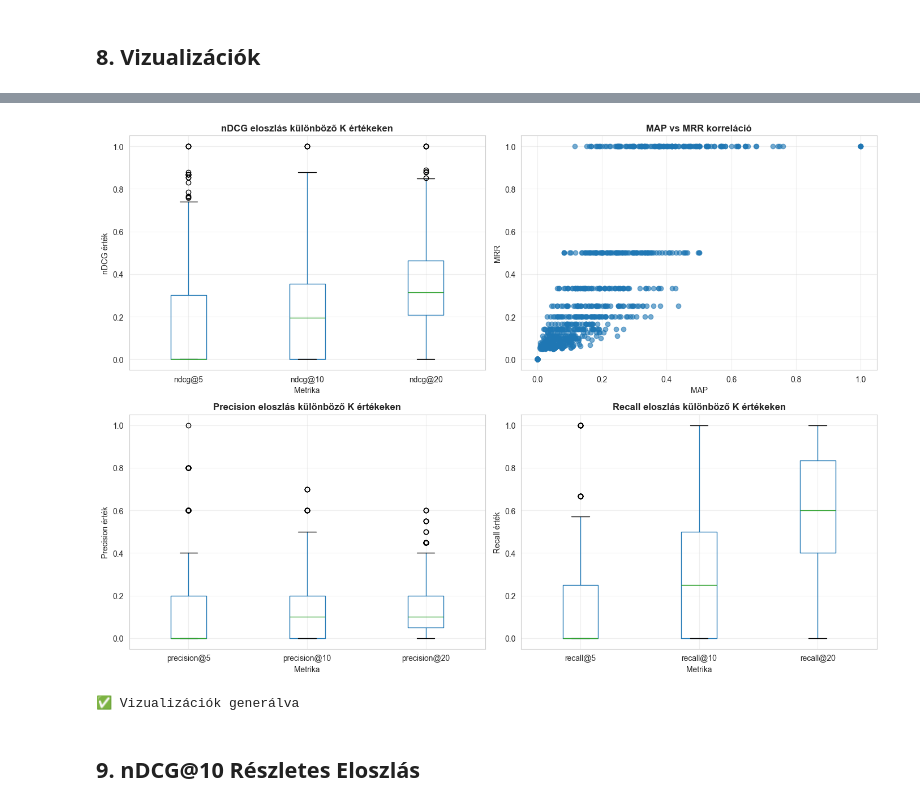
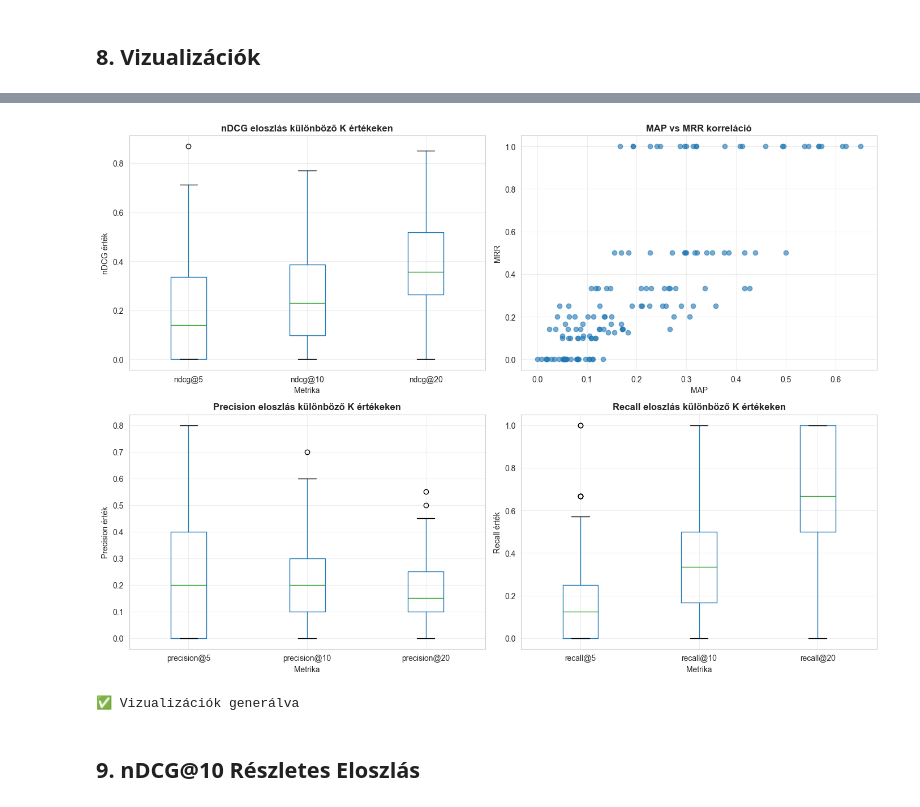
Before and after one commit to ZeleMate/CourtRankRL, a Jupyter notebook: notebooks/baseline_evaluation.ipynb, the cells around one changed output, grey strips where cells are left out. Cells and saved outputs as stored; diff of their text form; code cells hidden in the pictures.

Commit message:
baseline modell kiértékelésének javítása

```diff
--- a/notebooks/baseline_evaluation.ipynb
+++ b/notebooks/baseline_evaluation.ipynb
@@ -189,10 +189,15 @@ def generate_baseline_results(
     print("\n✅ Baseline eredmények generálva")
     return results
 
-# Generálás
+# Generálás - csak eval split query-kra (ha elérhető)
 if qrels:
-    queries = list(qrels.keys())
-    print(f"\n🔍 {len(queries)} query feldolgozása...")
+    # Ha van eval split, csak azt használjuk
+    if 'eval_query_ids' in locals() and eval_query_ids:
+        queries = [q for q in qrels.keys() if q in eval_query_ids]
+        print(f"\n🔍 {len(queries)} query feldolgozása (eval split)...")
+    else:
+        queries = list(qrels.keys())
+        print(f"\n🔍 {len(queries)} query feldolgozása (teljes halmaz)...")
 
     baseline_results = generate_baseline_results(
         retriever=retriever,
@@ -264,13 +316,19 @@ def evaluate_results(
     qrels_ranx = Qrels(qrels_dict)
     run_ranx = Run(run_dict)
 
-    # Metrikák definiálása
-    metrics_to_compute = ["map", "mrr"]
+    # Metrikák definiálása - KIBŐVÍTETT KÉSZLET
+    metrics_to_compute = ["map"]  # Egyszer elég az MRR (k-független)
     for k in k_values:
-        metrics_to_compute.extend([f"ndcg@{k}", f"precision@{k}", f"recall@{k}"])
+        metrics_to_compute.extend([
+            f"ndcg@{k}",
+            f"mrr@{k}",  # MRR@k: első releváns találat pozíciója top-k-n belül
+            f"precision@{k}",
+            f"recall@{k}"
+        ])
 
     # Batch evaluation - aggregált metrikák (gyors!)
-    all_metrics = evaluate(qrels_ranx, run_ranx, metrics_to_compute)
+    # make_comparable=True: automatikusan szinkronizálja a query ID-kat (hozzaad üres eredményeket hiányzó query-khoz)
+    all_metrics = evaluate(qrels_ranx, run_ranx, metrics_to_compute, make_comparable=True)
 
     # Query-szintű metrikák számítása
     query_metrics = []
@@ -308,7 +366,7 @@ def evaluate_results(
 
 # Kiértékelés
 if baseline_results and qrels:
-    print("\n📊 Baseline kiértékelése (ranx - TREC-validated)...")
+    print("\n📊 Baseline kiértékelése (ranx - TREC-validated, kibővített metrika-készlet)...")
     query_metrics_df, aggregated_metrics = evaluate_results(
         results=baseline_results,
         qrels_dict=qrels,
@@ -435,36 +629,36 @@ if not query_metrics_df.empty:
 
     # 2. MAP vs MRR
     ax2 = axes[0, 1]
-    ax2.scatter(query_metrics_df['map'], query_metrics_df['mrr'], alpha=0.6)
+    ax2.scatter(query_metrics_df['map'], query_metrics_df['mrr@10'], alpha=0.6)
     ax2.set_title('MAP vs MRR korreláció', fontsize=12, fontweight='bold')
     ax2.set_xlabel('MAP')
     ax2.set_ylabel('MRR')
     ax2.grid(True, alpha=0.3)
 
     # 3. Precision@K eloszlás
     ax3 = axes[1, 0]
     prec_cols = [col for col in query_metrics_df.columns if col.startswith('precision@')]
     query_metrics_df[prec_cols].boxplot(ax=ax3)
     ax3.set_title('Precision eloszlás különböző K értékeken', fontsize=12, fontweight='bold')
     ax3.set_ylabel('Precision érték')
     ax3.set_xlabel('Metrika')
     ax3.grid(True, alpha=0.3)
 
     # 4. Recall@K eloszlás
     ax4 = axes[1, 1]
     recall_cols = [col for col in query_metrics_df.columns if col.startswith('recall@')]
     query_metrics_df[recall_cols].boxplot(ax=ax4)
     ax4.set_title('Recall eloszlás különböző K értékeken', fontsize=12, fontweight='bold')
     ax4.set_ylabel('Recall érték')
     ax4.set_xlabel('Metrika')
     ax4.grid(True, alpha=0.3)
 
     plt.tight_layout()
     plt.show()
 
     print("✅ Vizualizációk generálva")
 # %% [output]
-[figure, old version]
+[figure, new version]
 ✅ Vizualizációk generálva
 # %% [markdown]
 ## 9. nDCG@10 Részletes Eloszlás
```
Also changed, not shown: parts of 10 cells of this notebook.
